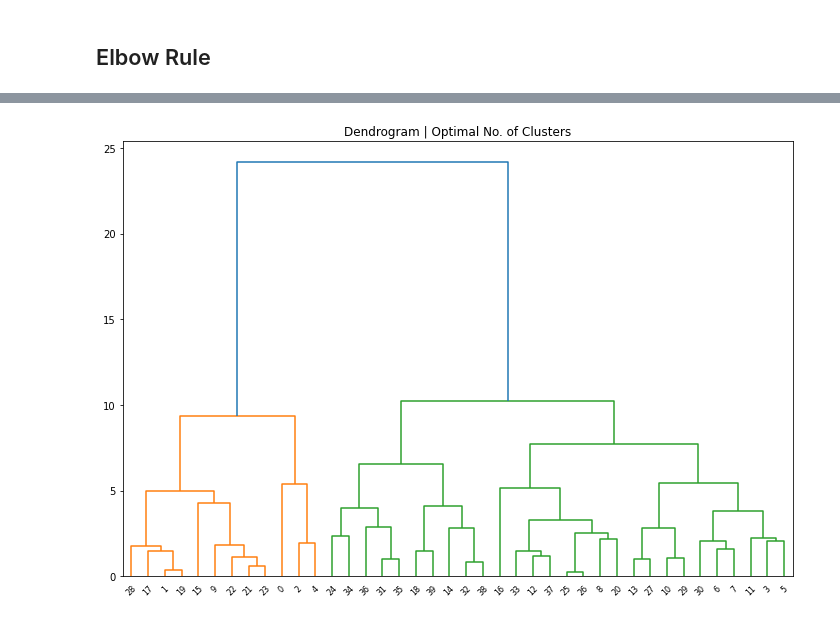
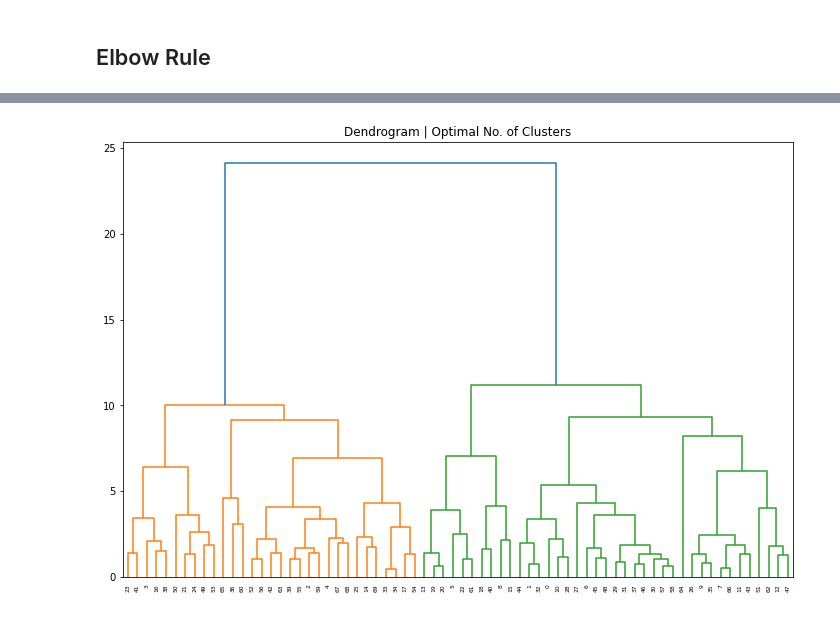
Before and after one commit to annleystanley/Midterm-Project, a Jupyter notebook: borough_clustering.ipynb, the cells around one changed output, grey strips where cells are left out. Cells and saved outputs as stored; diff of their text form; code cells hidden in the pictures.

```diff
--- a/borough_clustering.ipynb
+++ b/borough_clustering.ipynb
@@ -1081,8 +1145,23 @@ gle = LabelEncoder()
-# %%
-# Encode Borough feature
-# Encode Neighbourhood feature
-Neighbourhood_labels = gle.fit_transform(brooklyn['Neighbourhood'])
-Neighbourhood_mappings = {index: label for index, label in enumerate(gle.classes_)}
-brooklyn['NeighbourhoodLabel'] = Neighbourhood_labels
-# %%
-brooklyn.drop(columns=['Neighbourhood'], inplace=True)
+# %%
+# Encode categorical (ordinal) features for use in dimensionality reduction
+from sklearn.preprocessing import LabelEncoder
+
+# Set variable to label encoder class
+gle = LabelEncoder()
+
+# Encode Boroughs feature
+Borough_Labels = gle.fit_transform(brooklyn['Borough'])
+Borough_mappings = {index: label for index, label in enumerate(gle.classes_)}
+brooklyn['Borough_Label'] = Borough_Labels
+
+# Encode Neighbourhood feature
+Neighbourhood_Labels = gle.fit_transform(brooklyn['Neighbourhood'])
+Neighbourhood_mappings = {index: label for index, label in enumerate(gle.classes_)}
+brooklyn['Neighbourhood_Label'] = Neighbourhood_Labels
+
+brooklyn = brooklyn[['Restaurant_Count_Name', 'Restaurant_Mean_Distance (m)',
+       'Restaurant_Mean_Rating', 'Restaurant_Mean_Price',
+       'Restaurant_Sum_Reviews', 'School_Count_Name', 'Park_Count_Name',
+       'Transit_Count_Name', 'Grocery_Count_Name', 'Rat_Mean_Case Open?',
+       'Rat_Mean_Days Complaint Open', 'Uber_Sum_Ride Count',
+       'Uber_Mean_Ride Count', 'Borough_Label', 'Neighbourhood_Label']]
@@ -1089,3 +1179,10 @@ brooklyn.drop(columns=['Neighbourhood'], inplace=True)
+# %%
+brooklyn = brooklyn[['Restaurant_Count_Name', 'Restaurant_Mean_Distance (m)',
+       'Restaurant_Mean_Rating', 'Restaurant_Mean_Price',
+       'Restaurant_Sum_Reviews', 'School_Count_Name', 'Park_Count_Name',
+       'Transit_Count_Name', 'Grocery_Count_Name', 'Rat_Mean_Case Open?',
+       'Rat_Mean_Days Complaint Open', 'Uber_Sum_Ride Count',
+       'Uber_Mean_Ride Count', 'Borough_Label', 'Neighbourhood_Label']]
 # %% [markdown]
 ## Scaling
 # %%
@@ -1157,9 +1254,9 @@ plt.show()
 # %%
-dendrogram = sch.dendrogram(sch.linkage(X, method='ward'))
+dendrogram = sch.dendrogram(sch.linkage(df_pca, method='ward'))
 plt.title("Dendrogram | Optimal No. of Clusters")
 plt.show()
 # %% [output]
-[figure, old version]
+[figure, new version]
 # %%
 # 3 and 3 clusters
 # %%
```
Also changed, not shown: parts of 87 cells of this notebook, 3 other files.
